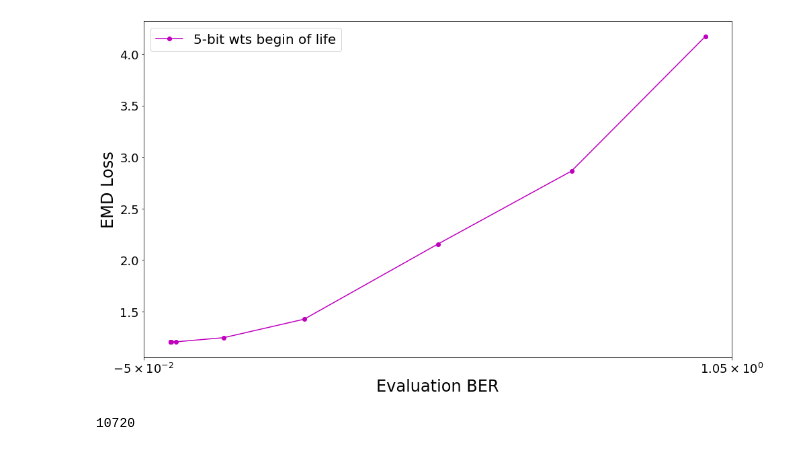
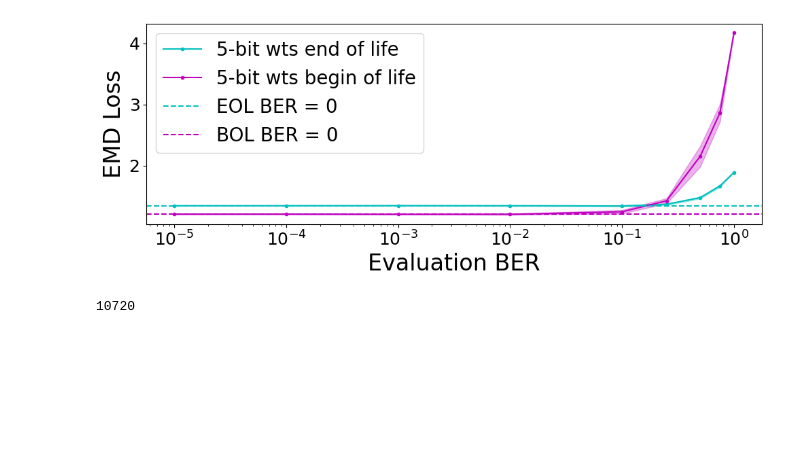
Before and after one commit to oliviaweng/Ecoder, a Jupyter notebook: plots/plots.ipynb, the cells around one changed output. Drawn from its saved outputs; the diff is of its cells as text; code cells hidden in the pictures; blank space fills up the shorter version.

Commit message:
update plotting. also using multi-trial data

```diff
--- a/plots/plots.ipynb
+++ b/plots/plots.ipynb
@@ -5,43 +5,59 @@ import numpy as np
 """
 Line graphs
 """
 
 """
 Autoencoder Model info:
 2,144 weights
 6-bit weights
 10,720 weight bits
 """
 
 eval_bers = [0, 1e-5, 1e-4, 1e-3, 1e-2, 1e-1, 0.25, 0.5, 0.75, 1]
 
-# buggy_quantized_eol_emd = [1.291, 1.526, 1.526, 1.526, 1.526, 1.526, 1.528, 1.538, 1.578, 1.659, 1.788, 1.948]
-# buggy_quantized_bol_emd = [1.345, 2.159, 2.159, 2.159, 2.159, 2.159, 2.160, 2.184, 2.245, 2.364, 2.550, 2.764]
-# quantized_eol_emd = []
+quantized_eol_emd = [1.346, 1.346, 1.346, 1.347, 1.346, 1.342, 1.369, 1.478, 1.669, 1.890]
+quantized_eol_emd_stddev = [0, 0, 0, 0.001, 0.003, 0.009, 0.011, 0.017, 0.017, 0]
 quantized_bol_emd = [1.208, 1.208, 1.208, 1.206, 1.206, 1.247, 1.426, 2.155, 2.864, 4.169]
+quantized_bol_emd_stddev = [0, 0, 0, 0.001, 0.009, 0.029, 0.042, 0.170, 0.143, 0]
 
 
-dims=(14,8)
+dims=(10, 4)
 fig, ax = plt.subplots(figsize=dims)
 ax.tick_params(axis='both', which='major', labelsize=18)
 # ax.set_xticks(np.arange(len(eval_bers)))
 # ax.set_xticklabels(eval_bers, fontsize=20)
 ax.set_ylabel('EMD Loss', fontsize=24)
 ax.set_xlabel('Evaluation BER', fontsize=24)
 
-# ax.plot(quantized_eol_emd, '-co', label='5-bit wts end of life')
-ax.plot(eval_bers, quantized_bol_emd, '-mo', label='5-bit wts begin of life')
+ax.plot(eval_bers[1:], quantized_eol_emd[1:], '-c.', label='5-bit wts end of life')
+ax.plot(eval_bers[1:], quantized_bol_emd[1:], '-m.', label='5-bit wts begin of life')
+ax.fill_between(
+    eval_bers[1:],
+    np.array(quantized_eol_emd[1:]) - np.array(quantized_eol_emd_stddev[1:]),
+    np.array(quantized_eol_emd[1:]) + np.array(quantized_eol_emd_stddev[1:]),
+    color='c',
+    alpha=0.3
+)
+ax.fill_between(
+    eval_bers[1:],
+    np.array(quantized_bol_emd[1:]) - np.array(quantized_bol_emd_stddev[1:]),
+    np.array(quantized_bol_emd[1:]) + np.array(quantized_bol_emd_stddev[1:]),
+    color='m',
+    alpha=0.3
+)
+
+plt.axhline(y=quantized_eol_emd[0], color='c', linestyle='--', label='EOL BER = 0')
+plt.axhline(y=quantized_bol_emd[0], color='m', linestyle='--', label='BOL BER = 0')
 
 ax.legend(loc='best', prop={'size': 20})
-ax.set_xscale('symlog')
-# ax.set_xscale('log')
+ax.set_xscale('log')
 
 fig.tight_layout()
 
 
-# plt.savefig('autoencoder-eval-ber-log.pdf')
+plt.savefig('autoencoder-eval-ber-log.pdf')
 # %% [output]
-[figure, old version]
+[figure, new version]
 # %%
 5 * 2144
 # %% [output]
```
Also changed, not shown: 1 other file.
